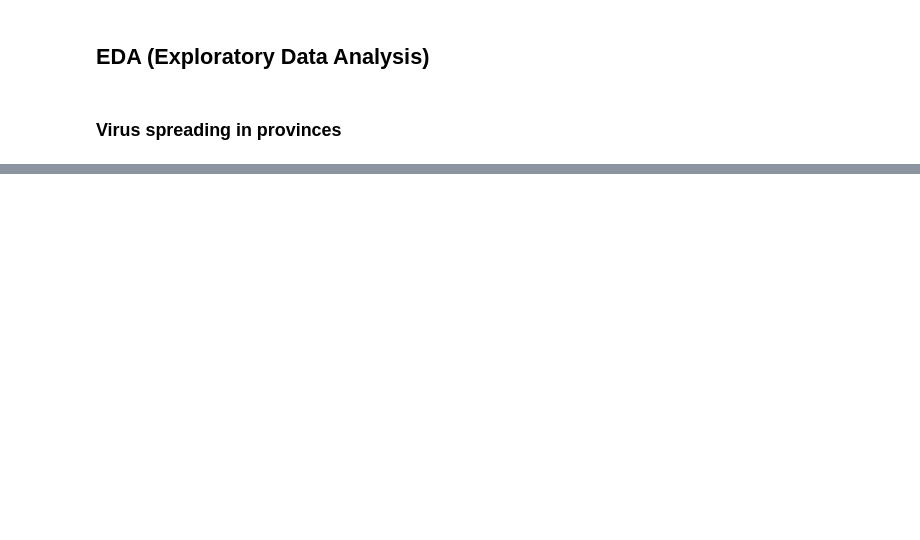
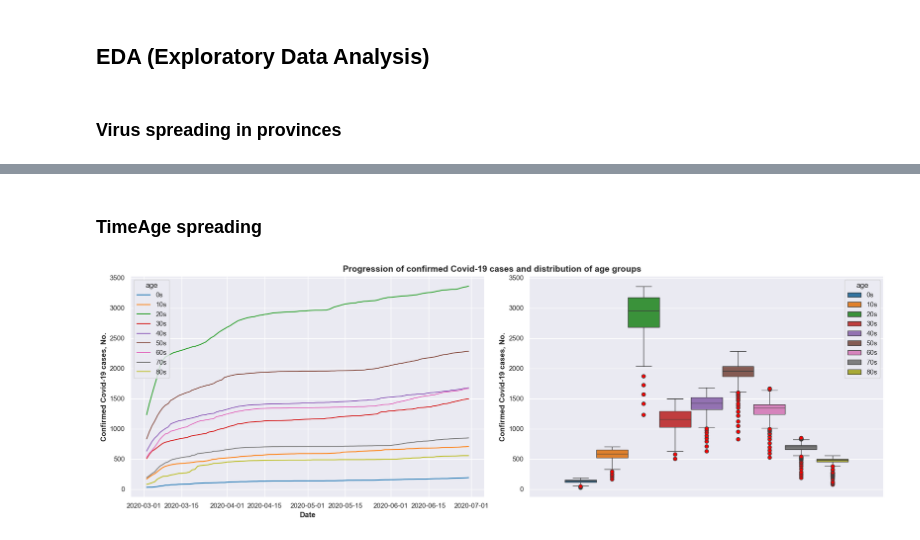
Before and after one commit to ShariYo/Modul1_Sprint4, a Jupyter notebook: project/main.ipynb, the cells around one changed output, grey strips where cells are left out. Saved outputs shown, nothing was run; the diff lists cells and outputs as text; code cells hidden in the pictures; blank space fills up the shorter version.

```diff
--- a/project/main.ipynb
+++ b/project/main.ipynb
@@ -119,0 +129,4 @@ four
+# %%
+clean_time_age["date"] = pd.to_datetime(clean_time_age["date"])
+clean_time_age.sort_values(by="date", ascending=True, inplace=True)
+clean_time_age
@@ -190,0 +220,26 @@ plt.show()
+# %% [markdown]
+### TimeAge spreading
+# %%
+sns.set_style("darkgrid")
+sns.set_context("notebook")
+fig, ax = plt.subplots(1, 2, figsize=(18, 6))
+
+sns.lineplot(data=clean_time_age, x="date", y="confirmed", hue="age", ax=ax[0])
+ax[0].set_xlabel("Date", fontweight="bold")
+ax[0].set_ylabel("Confirmed Covid-19 cases, No.", fontweight="bold")
+
+sns.boxplot(data=clean_time_age, y="confirmed", hue="age", ax=ax[1], showfliers=True, flierprops=dict(markerfacecolor="red", marker="o"))
+ax[1].set_ylabel("Confirmed Covid-19 cases, No.", fontweight="bold")
+
+plt.tight_layout()
+plt.subplots_adjust(top=0.94)
+fig.suptitle(
+    "Progression of confirmed Covid-19 cases and distribution of age groups",
+    size=14,
+    fontweight="bold",
+    ha="center"
+)
+
+plt.show()
+# %% [output]
+[figure, added]
```
Also changed, not shown: parts of 13 cells of this notebook.
